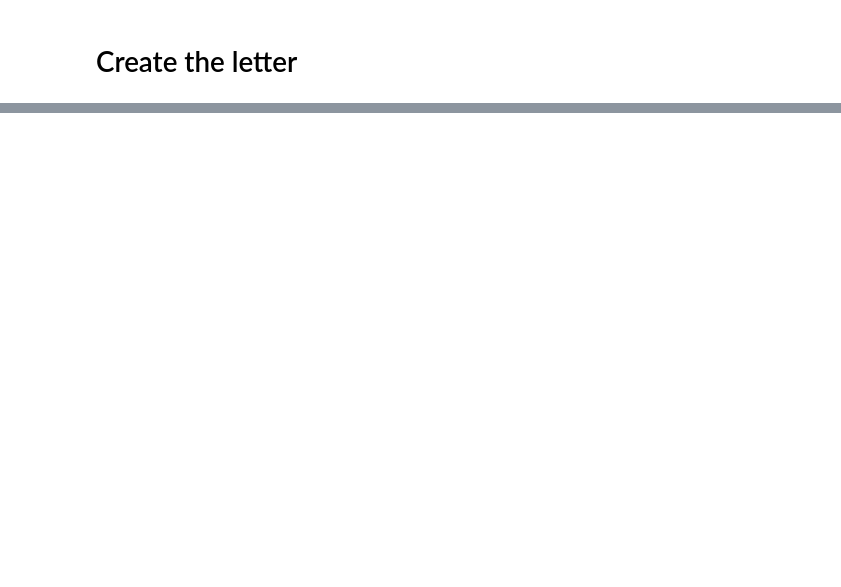
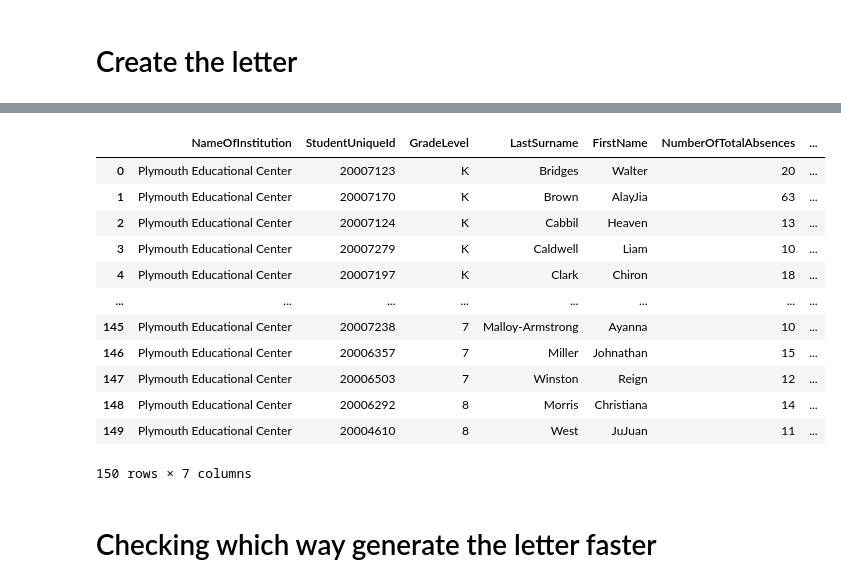
Before and after one commit to tianchu-shu/DataMade, a Jupyter notebook: Chronic_Absenteeism.ipynb, the cells around one changed output, grey strips where cells are left out. Cells and saved outputs as stored; diff of their text form; code cells hidden in the pictures; blank space fills up the shorter version.

```diff
--- a/Chronic_Absenteeism.ipynb
+++ b/Chronic_Absenteeism.ipynb
@@ -370,0 +433,18 @@ time.process_time() - t
+# %%
+df[df.NameOfInstitution != 'Art in Motion']
+# %% [output]
+|  | NameOfInstitution | StudentUniqueId | GradeLevel | LastSurname | FirstName | NumberOfTotalAbsences | ... |
+| 0 | Plymouth Educational Center | 20007123 | K | Bridges | Walter | 20 | ... |
+| 1 | Plymouth Educational Center | 20007170 | K | Brown | AlayJia | 63 | ... |
+| 2 | Plymouth Educational Center | 20007124 | K | Cabbil | Heaven | 13 | ... |
+| 3 | Plymouth Educational Center | 20007279 | K | Caldwell | Liam | 10 | ... |
+| 4 | Plymouth Educational Center | 20007197 | K | Clark | Chiron | 18 | ... |
+| ... | ... | ... | ... | ... | ... | ... | ... |
+| 145 | Plymouth Educational Center | 20007238 | 7 | Malloy-Armstrong | Ayanna | 10 | ... |
+| 146 | Plymouth Educational Center | 20006357 | 7 | Miller | Johnathan | 15 | ... |
+| 147 | Plymouth Educational Center | 20006503 | 7 | Winston | Reign | 12 | ... |
+| 148 | Plymouth Educational Center | 20006292 | 8 | Morris | Christiana | 14 | ... |
+| 149 | Plymouth Educational Center | 20004610 | 8 | West | JuJuan | 11 | ... |
+150 rows × 7 columns
+# %% [markdown]
+# Checking which way generate the letter faster
```
Also changed, not shown: parts of 48 cells of this notebook.
